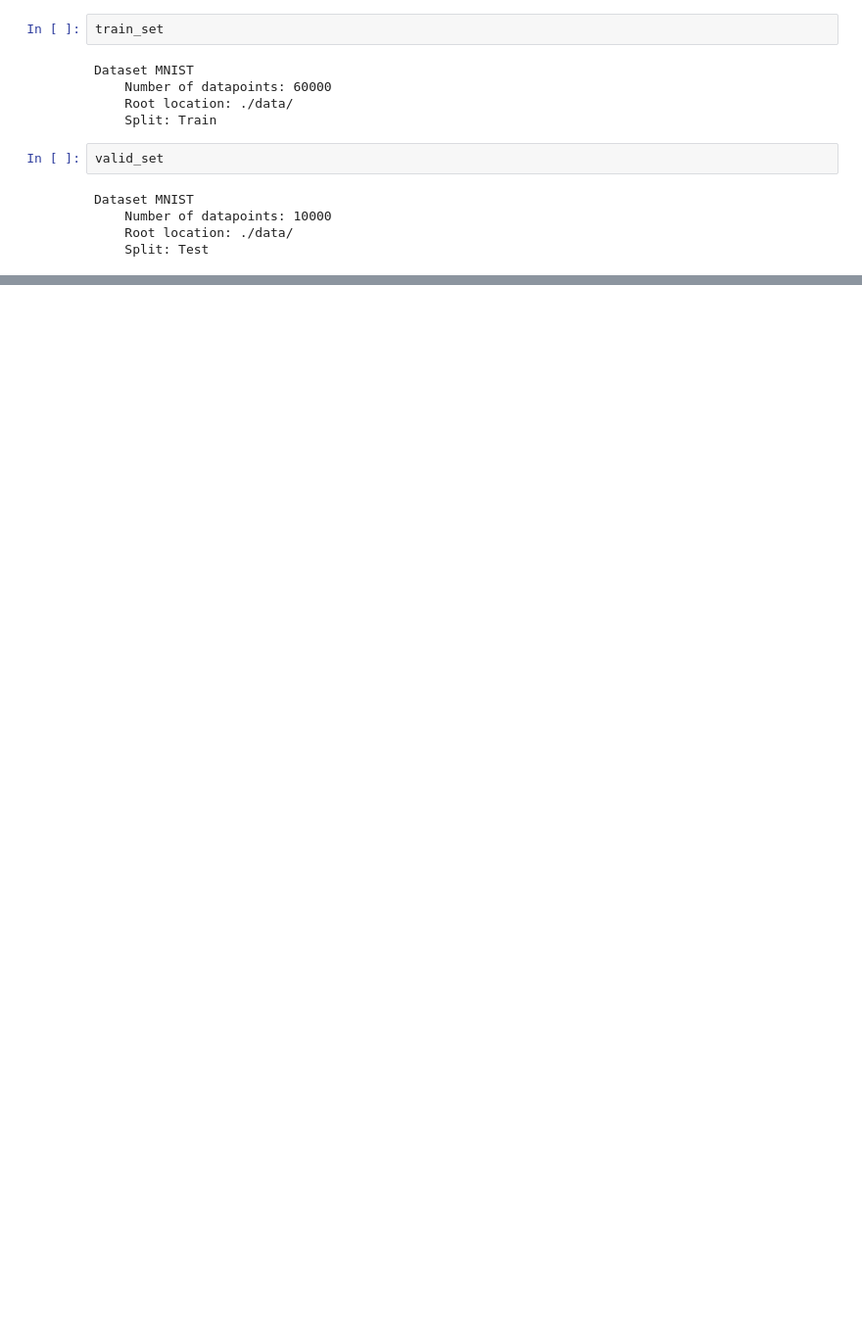
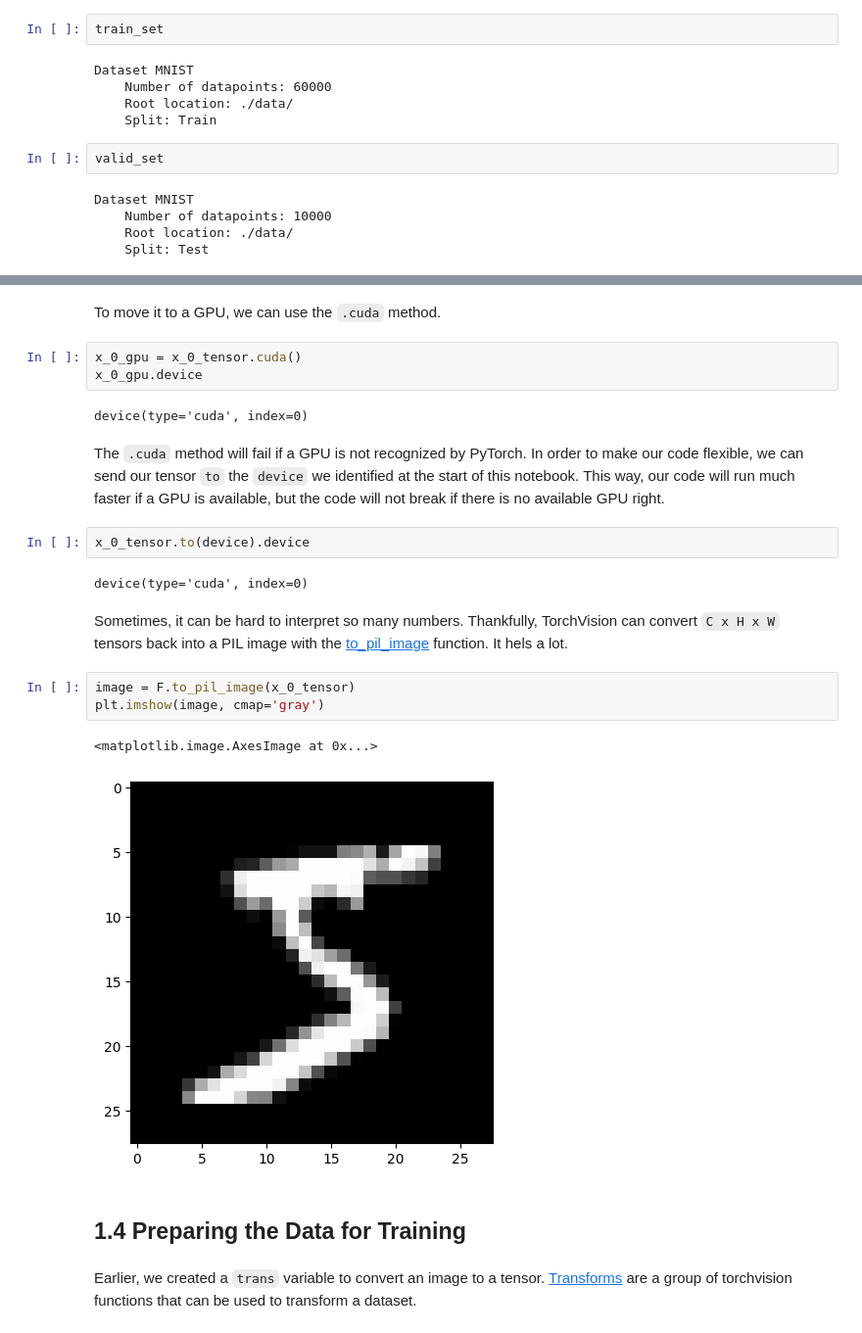
Before and after one commit to ManishSnowflakes/MNIST-Image-Classification, a Jupyter notebook: Notebook/01_mnist.ipynb, the cells around one changed output, grey strips where cells are left out. Shown at 98% size. Drawn from its saved outputs; the diff is of its cells as text; blank space fills up the shorter version.

```diff
--- a/Notebook/01_mnist.ipynb
+++ b/Notebook/01_mnist.ipynb
@@ -41,0 +125,25 @@ Dataset MNIST
+# %% [markdown]
+To move it to a GPU, we can use the `.cuda` method.
+# %%
+x_0_gpu = x_0_tensor.cuda()
+x_0_gpu.device
+# %% [output]
+device(type='cuda', index=0)
+# %% [markdown]
+The `.cuda` method will fail if a GPU is not recognized by PyTorch. In order to make our code flexible, we can send our tensor `to` the `device` we identified at the start of this notebook. This way, our code will run much faster if a GPU is available, but the code will not break if there is no available GPU right.
+# %%
+x_0_tensor.to(device).device
+# %% [output]
+device(type='cuda', index=0)
+# %% [markdown]
+Sometimes, it can be hard to interpret so many numbers. Thankfully, TorchVision can convert `C x H x W` tensors back into a PIL image with the [to_pil_image](https://pytorch.org/vision/main/generated/torchvision.transforms.functional.to_pil_image.html) function. It hels a lot.
+# %%
+image = F.to_pil_image(x_0_tensor)
+plt.imshow(image, cmap='gray')
+# %% [output]
+<matplotlib.image.AxesImage at 0x...>
+[figure, added]
+# %% [markdown]
+## 1.4 Preparing the Data for Training
+# %% [markdown]
+Earlier, we created a `trans` variable to convert an image to a tensor. [Transforms](https://pytorch.org/vision/stable/transforms.html) are a group of torchvision functions that can be used to transform a dataset.
```
Also changed, not shown: parts of 103 cells of this notebook.
